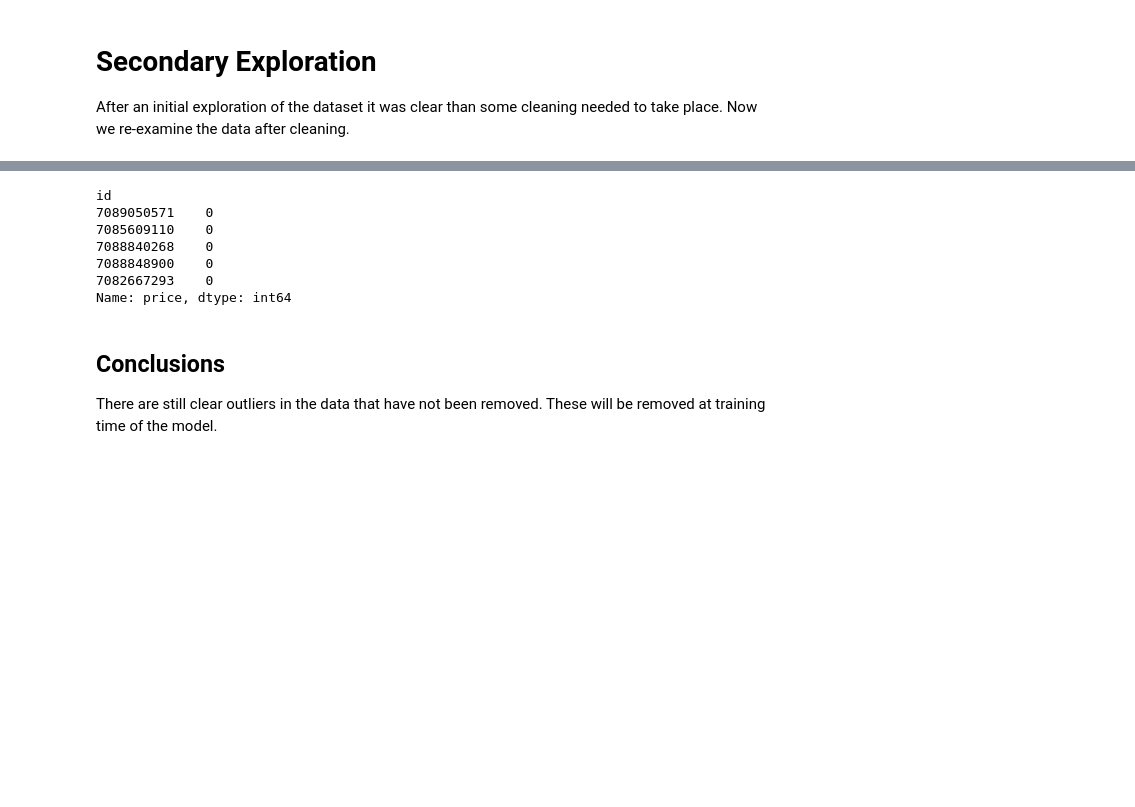
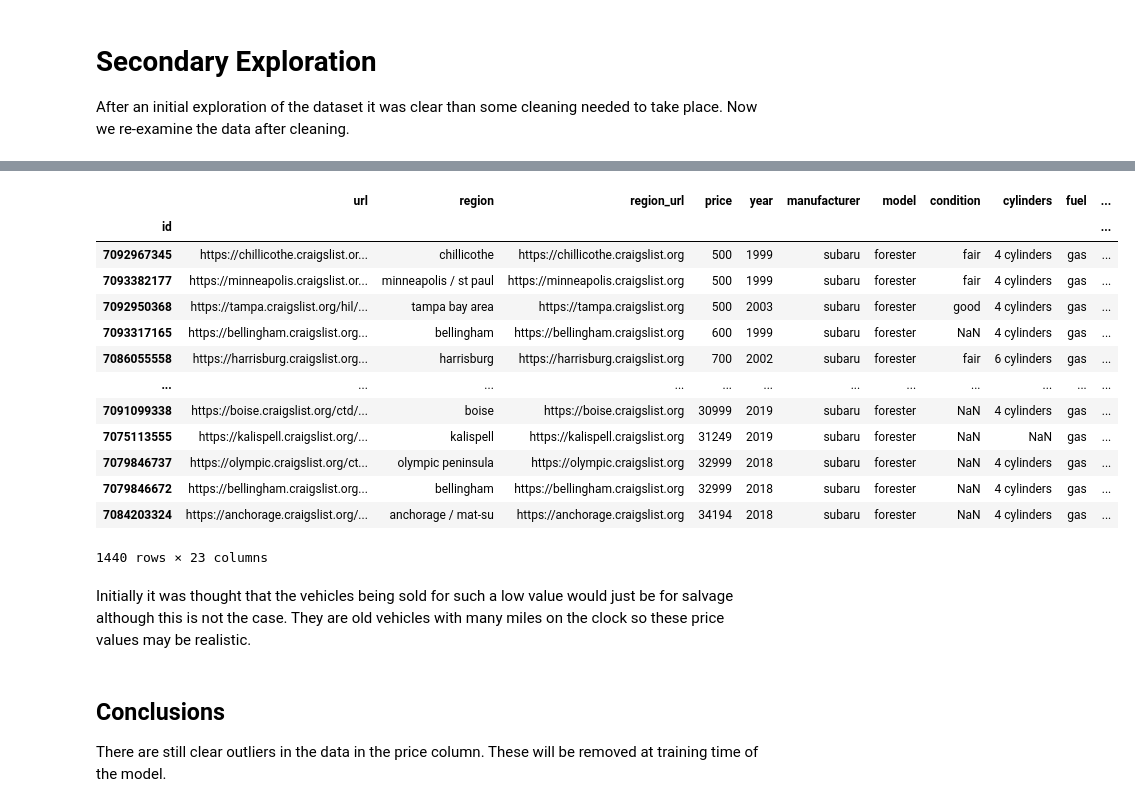
Before and after one commit to sjhatfield/car-purchase-help, a Jupyter notebook: notebooks/exploration_after_cleaning.ipynb, the cells around one changed output, grey strips where cells are left out. Drawn from its saved outputs; the diff is of its cells as text; code cells hidden in the pictures; blank space fills up the shorter version.

```diff
--- a/notebooks/exploration_after_cleaning.ipynb
+++ b/notebooks/exploration_after_cleaning.ipynb
@@ -139,15 +147,24 @@ subaru_foresters.describe()
 | max | 34,194.00 | 2,019.00 | 298,843.00 | 61.52 | -1.00 |
 # %%
-subaru_foresters['price'].nsmallest(5)
+subaru_foresters.sort_values(by='price')
 # %% [output]
+|  | url | region | region_url | price | year | manufacturer | model | condition | cylinders | fuel | ... |
+| id |  |  |  |  |  |  |  |  |  |  | ... |
+| 7092967345 | https://chillicothe.craigslist.or... | chillicothe | https://chillicothe.craigslist.org | 500 | 1999 | subaru | forester | fair | 4 cylinders | gas | ... |
+| 7093382177 | https://minneapolis.craigslist.or... | minneapolis / st paul | https://minneapolis.craigslist.org | 500 | 1999 | subaru | forester | fair | 4 cylinders | gas | ... |
+| 7092950368 | https://tampa.craigslist.org/hil/... | tampa bay area | https://tampa.craigslist.org | 500 | 2003 | subaru | forester | good | 4 cylinders | gas | ... |
+| 7093317165 | https://bellingham.craigslist.org... | bellingham | https://bellingham.craigslist.org | 600 | 1999 | subaru | forester | NaN | 4 cylinders | gas | ... |
+| 7086055558 | https://harrisburg.craigslist.org... | harrisburg | https://harrisburg.craigslist.org | 700 | 2002 | subaru | forester | fair | 6 cylinders | gas | ... |
+| ... | ... | ... | ... | ... | ... | ... | ... | ... | ... | ... | ... |
+| 7091099338 | https://boise.craigslist.org/ctd/... | boise | https://boise.craigslist.org | 30999 | 2019 | subaru | forester | NaN | 4 cylinders | gas | ... |
+| 7075113555 | https://kalispell.craigslist.org/... | kalispell | https://kalispell.craigslist.org | 31249 | 2019 | subaru | forester | NaN | NaN | gas | ... |
+| 7079846737 | https://olympic.craigslist.org/ct... | olympic peninsula | https://olympic.craigslist.org | 32999 | 2018 | subaru | forester | NaN | 4 cylinders | gas | ... |
+| 7079846672 | https://bellingham.craigslist.org... | bellingham | https://bellingham.craigslist.org | 32999 | 2018 | subaru | forester | NaN | 4 cylinders | gas | ... |
+| 7084203324 | https://anchorage.craigslist.org/... | anchorage / mat-su | https://anchorage.craigslist.org | 34194 | 2018 | subaru | forester | NaN | 4 cylinders | gas | ... |
-id
-7089050571    0
-7085609110    0
-7088840268    0
-7088848900    0
-7082667293    0
-Name: price, dtype: int64
+1440 rows × 23 columns
+# %% [markdown]
+Initially it was thought that the vehicles being sold for such a low value would just be for salvage although this is not the case. They are old vehicles with many miles on the clock so these price values may be realistic.
 # %% [markdown]
 ## Conclusions
 
-There are still clear outliers in the data that have not been removed. These will be removed at training time of the model.
+There are still clear outliers in the data in the price column. These will be removed at training time of the model.
```
Also changed, not shown: parts of 14 cells of this notebook, 2 other files.
